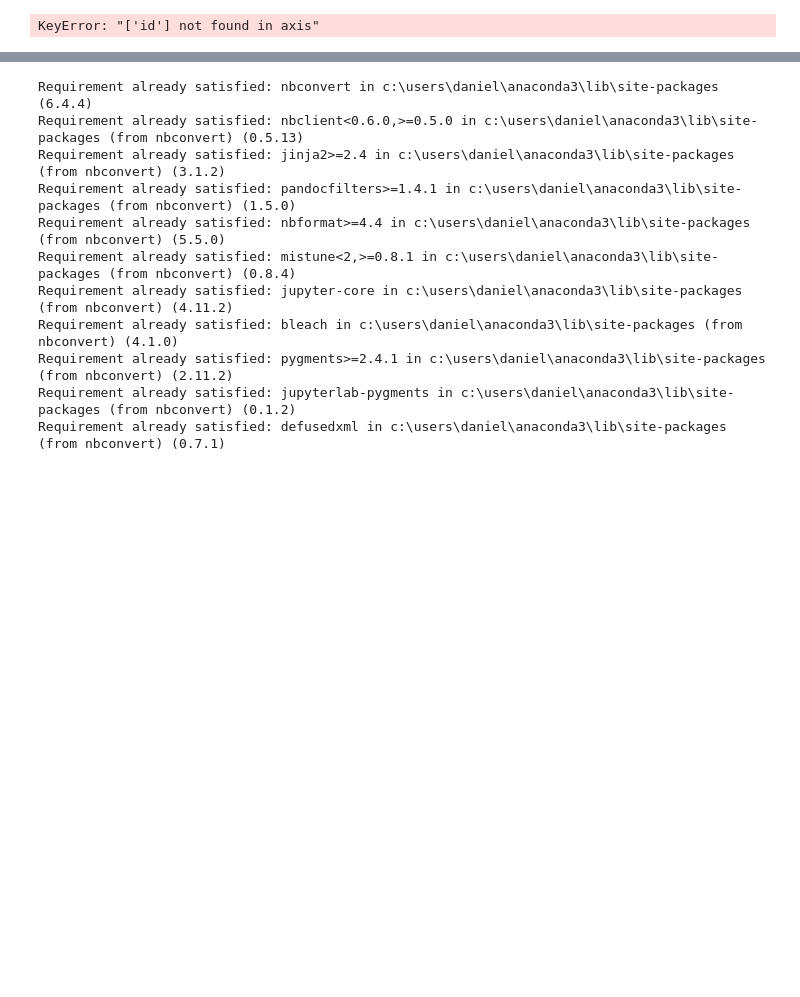
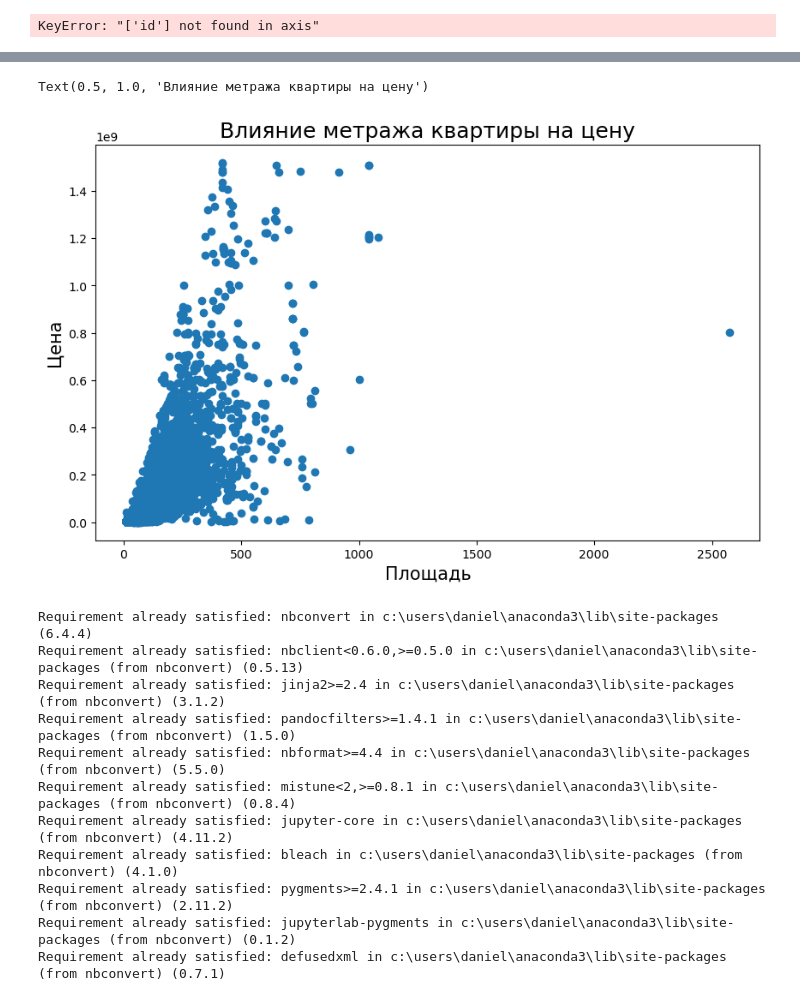
Before and after one commit to Gabuchev/Apartments-in-Moscow---The-simplest-recommendation-system, a Jupyter notebook: Rec.Sys.ipynb, the cells around one changed output, grey strips where cells are left out. Drawn from its saved outputs; the diff is of its cells as text; code cells hidden in the pictures; blank space fills up the shorter version.

```diff
--- a/Rec.Sys.ipynb
+++ b/Rec.Sys.ipynb
@@ -1131,3 +1165,14 @@ Data.to_csv(r'C:\Users\Daniel\project university\Csv_to_html\Metro_encoders.csv'
+# %%
+plt.figure(figsize = (10,6))
+plt.scatter(x2, y)
+
+# добавим подписи
+plt.xlabel('Площадь', fontsize = 15)
+plt.ylabel('Цена', fontsize = 15)
+plt.title('Влияние метража квартиры на цену', fontsize = 18)
+# %% [output]
+Text(0.5, 1.0, 'Влияние метража квартиры на цену')
+[figure, added]
 # %%
 !pip install nbconvert
 # %% [output]
```
Also changed, not shown: parts of 2 cells of this notebook.
